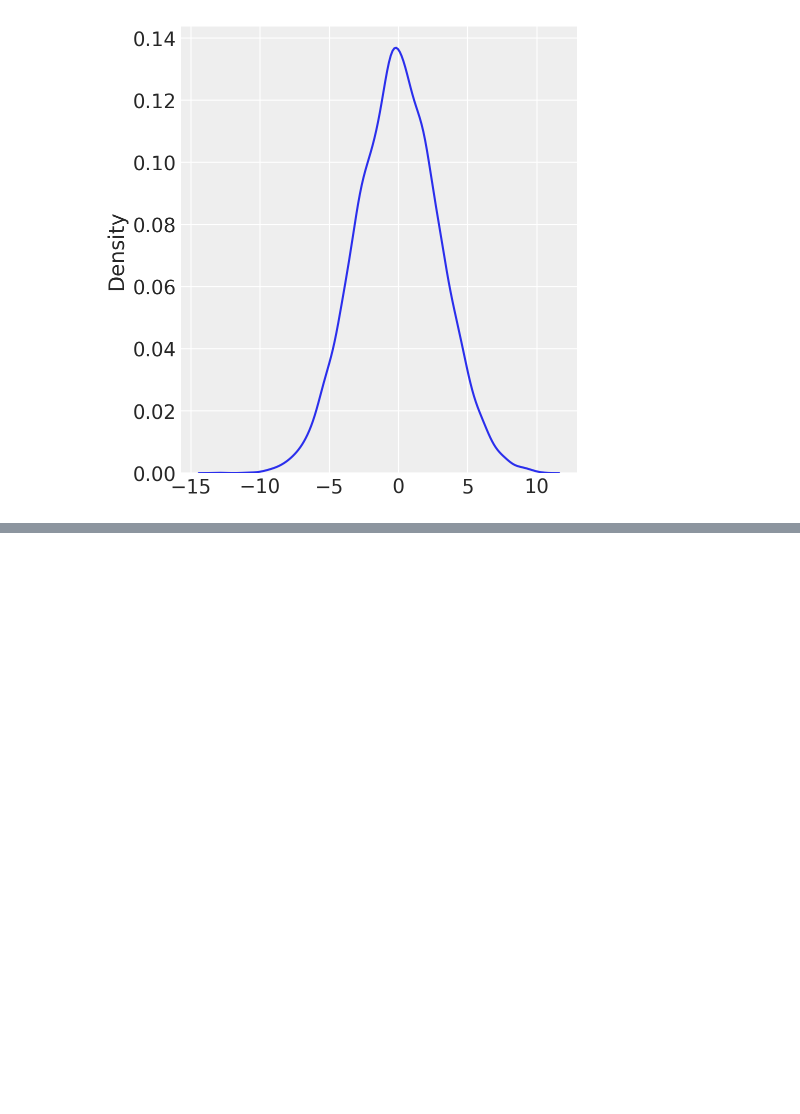
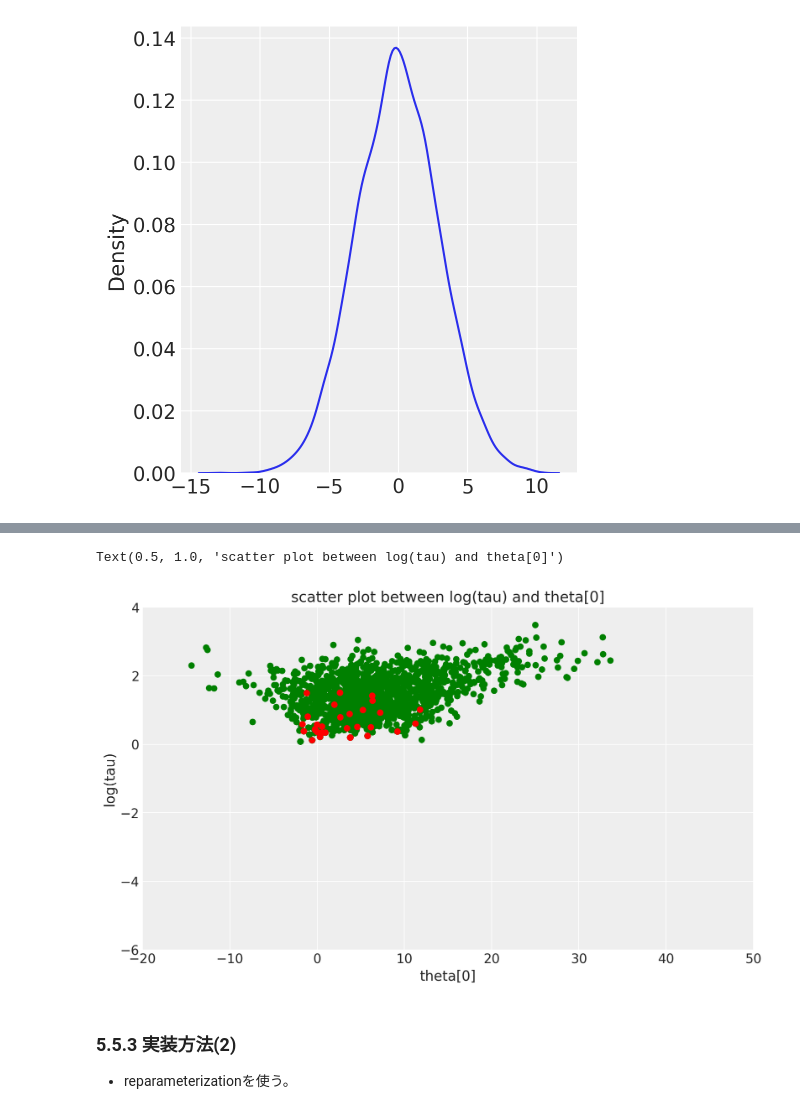
Before and after one commit to tomonari-masada/course2021-stats2, a Jupyter notebook: 05_divergent_transitions.ipynb, the cells around one changed output, grey strips where cells are left out. Drawn from its saved outputs; the diff is of its cells as text; code cells hidden in the pictures; blank space fills up the shorter version.

```diff
--- a/05_divergent_transitions.ipynb
+++ b/05_divergent_transitions.ipynb
@@ -366,0 +363,18 @@ with pm.Model() as NonCentered_eight:
+# %%
+chain_id = 1
+divergent = trace.sample_stats.diverging.data[chain_id]
+theta_trace = trace.posterior['theta'][chain_id]
+theta0 = theta_trace[:,0]
+plt.figure(figsize=(10, 6))
+plt.scatter(theta0[~divergent], logtau[chain_id][~divergent], color='g')
+plt.scatter(theta0[divergent], logtau[chain_id][divergent], color='r')
+plt.axis([-20, 50, -6, 4])
+plt.ylabel('log(tau)')
+plt.xlabel('theta[0]')
+plt.title('scatter plot between log(tau) and theta[0]')
+# %% [output]
+Text(0.5, 1.0, 'scatter plot between log(tau) and theta[0]')
+[figure, added]
+# %% [markdown]
+### 5.5.3 実装方法(2)
+* reparameterizationを使う。
```
Also changed, not shown: parts of 77 cells of this notebook.
